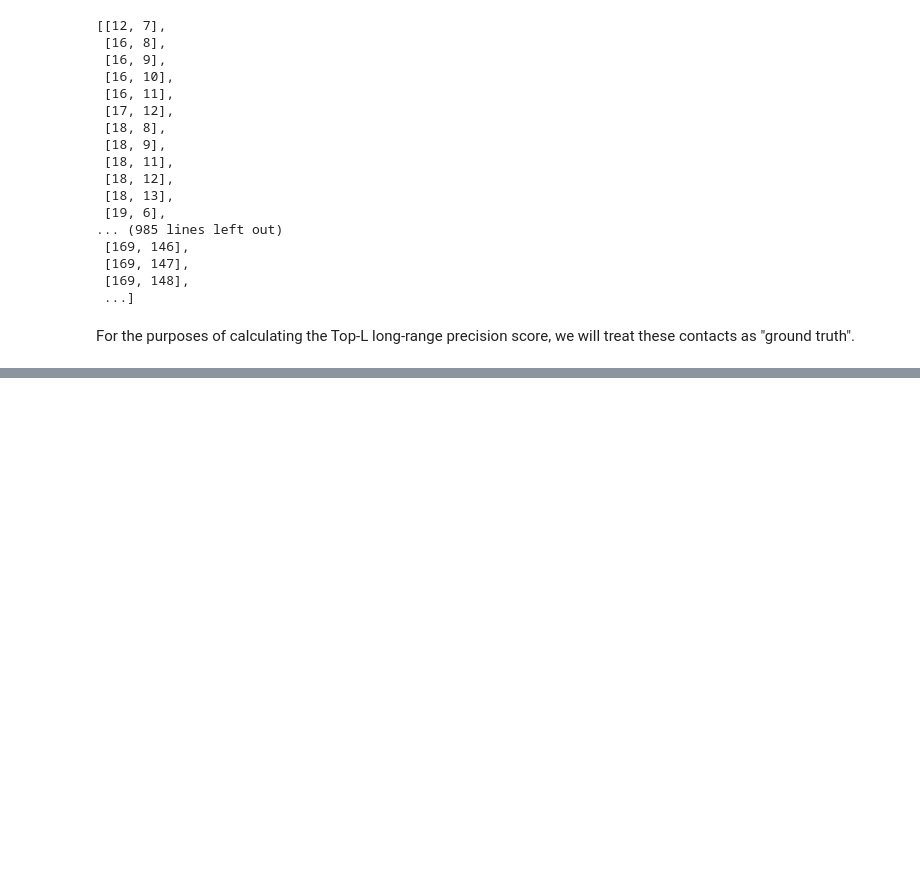
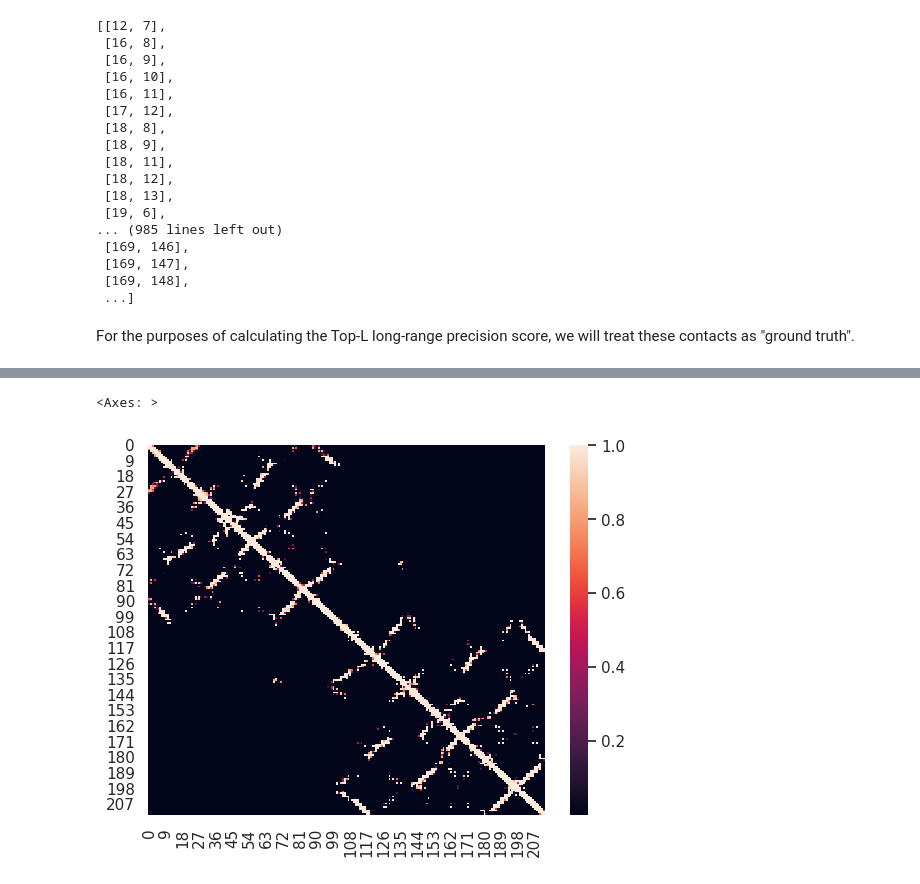
Before and after one commit to Vincent-La/cmsc702-protein-lm, a Jupyter notebook: notebooks/true_contacts.ipynb, the cells around one changed output, grey strips where cells are left out. Drawn from its saved outputs; the diff is of its cells as text; code cells hidden in the pictures; blank space fills up the shorter version.

Commit message:
esm inference on pdb structure file

```diff
--- a/notebooks/true_contacts.ipynb
+++ b/notebooks/true_contacts.ipynb
@@ -12,2 +22,4 @@ import os
+# %%
+pdb_path = '../data/cadherin/pdb2o72.ent'
 # %%
 parser = PDBParser()
@@ -137,0 +158,3 @@ For the purposes of calculating the Top-L long-range precision score, we will tr
+# %%
+device = 'cuda' if torch.cuda.is_available() else 'cpu'
+device
@@ -137,0 +163,3 @@ For the purposes of calculating the Top-L long-range precision score, we will tr
+# %%
+# ESMFOLD inference on pdb structure
+esmfold_output = inference_from_pdb(ESM_FOLD, pdb_path, device)
@@ -137,0 +174,6 @@ For the purposes of calculating the Top-L long-range precision score, we will tr
+# %%
+sns.set_theme()
+sns.heatmap(esmfold_output)
+# %% [output]
+<Axes: >
+[figure, added]
```
Also changed, not shown: parts of 11 cells of this notebook, 3 other files.
